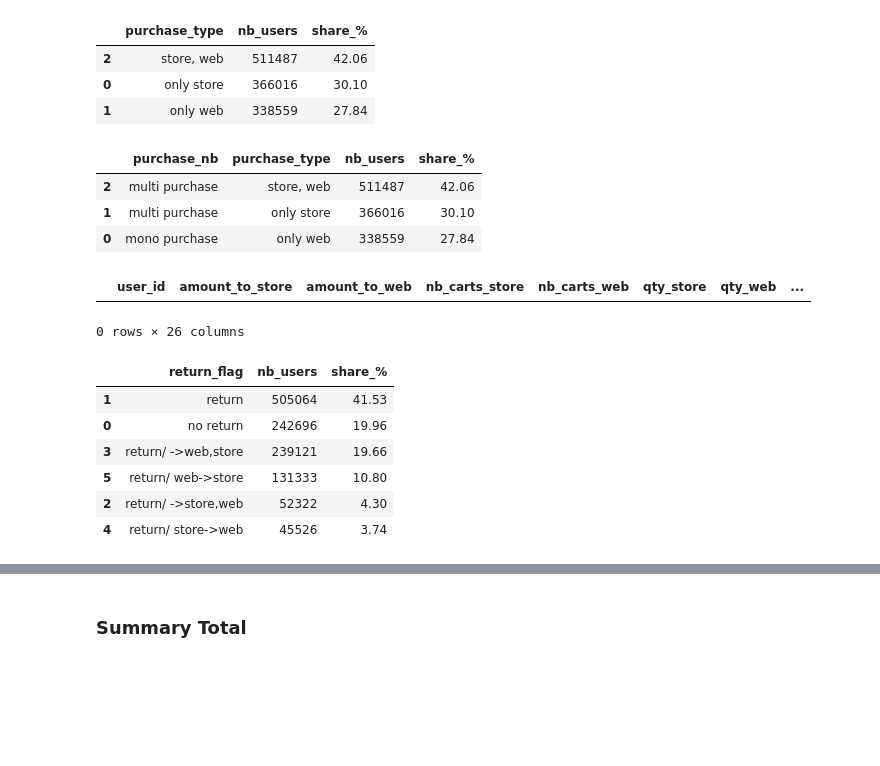
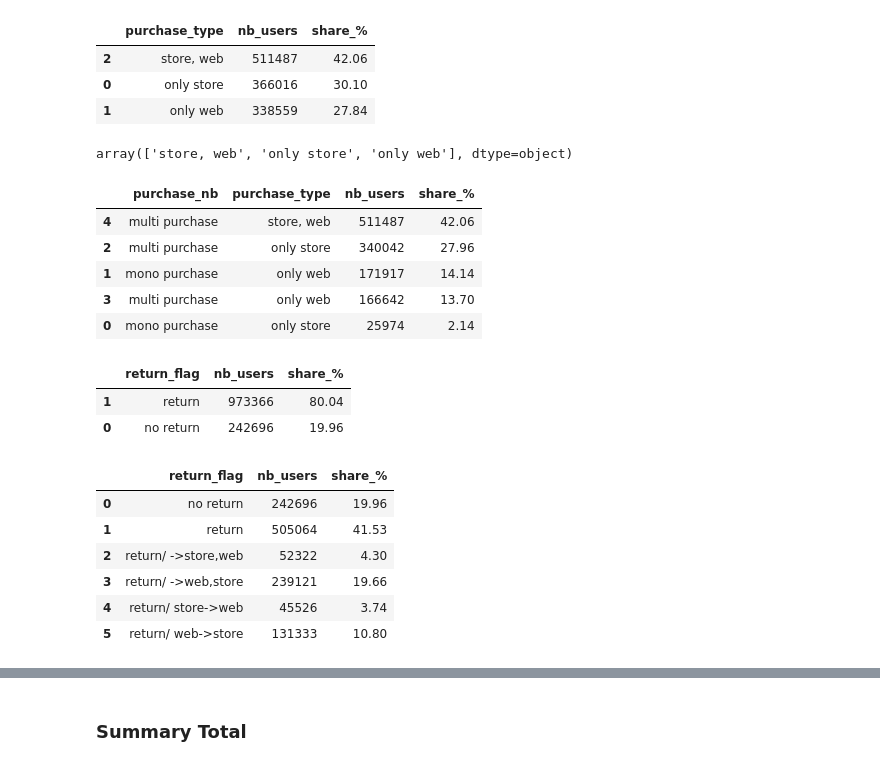
Before and after one commit to erezanovich/customer-care-analytics, a Jupyter notebook: analytics.ipynb, the cells around one changed output, grey strips where cells are left out. Drawn from its saved outputs; the diff is of its cells as text; code cells hidden in the pictures; blank space fills up the shorter version.

```diff
--- a/analytics.ipynb
+++ b/analytics.ipynb
@@ -556,6 +532,6 @@ df_s_6.to_parquet('./datasets/first_results.parquet')
 # %%
 def nb_purchase(df):
-    if (df['nb_carts_store']+df['nb_carts_web'])>1:
+    if df['nb_carts_store']>1 or df['nb_carts_web']>1 or (df['nb_carts_store']+df['nb_carts_web'])>1:
         return "multi purchase"
     else:
         return "mono purchase"
@@ -585,3 +560,11 @@ df_s_6['user_id'].nunique()
 df_s_6.shape[0]
 # %% [output]
 1216062
+# %%
+def return_gr(df):
+    if df['return_flag']=='no return':
+        return 'no return'
+    else:
+        return "return"
+# %%
+df_s_6['return_gr']= df_s_6.apply(return_gr, axis=1)
@@ -648,6 +641,10 @@ df_s_nps_pt
 | 2 | store, web | 511487 | 42.06 |
 | 0 | only store | 366016 | 30.10 |
 | 1 | only web | 338559 | 27.84 |
+# %%
+df_s_6[(df_s_6['purchase_nb']=='multi purchase')]['purchase_type'].unique()
+# %% [output]
+array(['store, web', 'only store', 'only web'], dtype=object)
 # %%
 df_s_nps_mm_t = df_s_6.groupby(['purchase_nb', 'purchase_type'])['user_id'].nunique().reset_index()
 df_s_nps_mm_t.columns = ['purchase_nb', 'purchase_type', 'nb_users']
@@ -656,25 +653,32 @@ df_s_nps_mm_t = df_s_nps_mm_t.sort_values(by='share_%', ascending=False)
 df_s_nps_mm_t
 # %% [output]
 |  | purchase_nb | purchase_type | nb_users | share_% |
-| 2 | multi purchase | store, web | 511487 | 42.06 |
-| 1 | multi purchase | only store | 366016 | 30.10 |
-| 0 | mono purchase | only web | 338559 | 27.84 |
+| 4 | multi purchase | store, web | 511487 | 42.06 |
+| 2 | multi purchase | only store | 340042 | 27.96 |
+| 1 | mono purchase | only web | 171917 | 14.14 |
+| 3 | multi purchase | only web | 166642 | 13.70 |
+| 0 | mono purchase | only store | 25974 | 2.14 |
-# %%
-df_s_6[(df_s_6['purchase_nb']=='multi purchase')&(df_s_6['purchase_type']=='only web')]
-# %% [output]
-|  | user_id | amount_to_store | amount_to_web | nb_carts_store | nb_carts_web | qty_store | qty_web | ... |
-0 rows × 26 columns
+# %%
+df_s_nps_ret_gr = df_s_6.groupby('return_gr')['user_id'].nunique().reset_index()
+df_s_nps_ret_gr.columns = ['return_flag', 'nb_users']
+df_s_nps_ret_gr['share_%'] = (df_s_nps_ret_gr['nb_users'] / df_s_nps_ret_gr['nb_users'].sum()*100).round(2)
+df_s_nps_ret_gr = df_s_nps_ret_gr.sort_values(by='share_%', ascending=False)
+df_s_nps_ret_gr
+# %% [output]
+|  | return_flag | nb_users | share_% |
+| 1 | return | 973366 | 80.04 |
+| 0 | no return | 242696 | 19.96 |
 # %%
 df_s_nps_ret = df_s_6.groupby('return_flag')['user_id'].nunique().reset_index()
 df_s_nps_ret.columns = ['return_flag', 'nb_users']
 df_s_nps_ret['share_%'] = (df_s_nps_ret['nb_users'] / df_s_nps_ret['nb_users'].sum()*100).round(2)
-df_s_nps_ret = df_s_nps_ret.sort_values(by='share_%', ascending=False)
+df_s_nps_ret = df_s_nps_ret.sort_values(by='return_flag', ascending=True)
 df_s_nps_ret
 # %% [output]
 |  | return_flag | nb_users | share_% |
+| 0 | no return | 242696 | 19.96 |
 | 1 | return | 505064 | 41.53 |
-| 0 | no return | 242696 | 19.96 |
+| 2 | return/ ->store,web | 52322 | 4.30 |
 | 3 | return/ ->web,store | 239121 | 19.66 |
+| 4 | return/ store->web | 45526 | 3.74 |
 | 5 | return/ web->store | 131333 | 10.80 |
-| 2 | return/ ->store,web | 52322 | 4.30 |
-| 4 | return/ store->web | 45526 | 3.74 |
```
Also changed, not shown: parts of 33 cells of this notebook.
